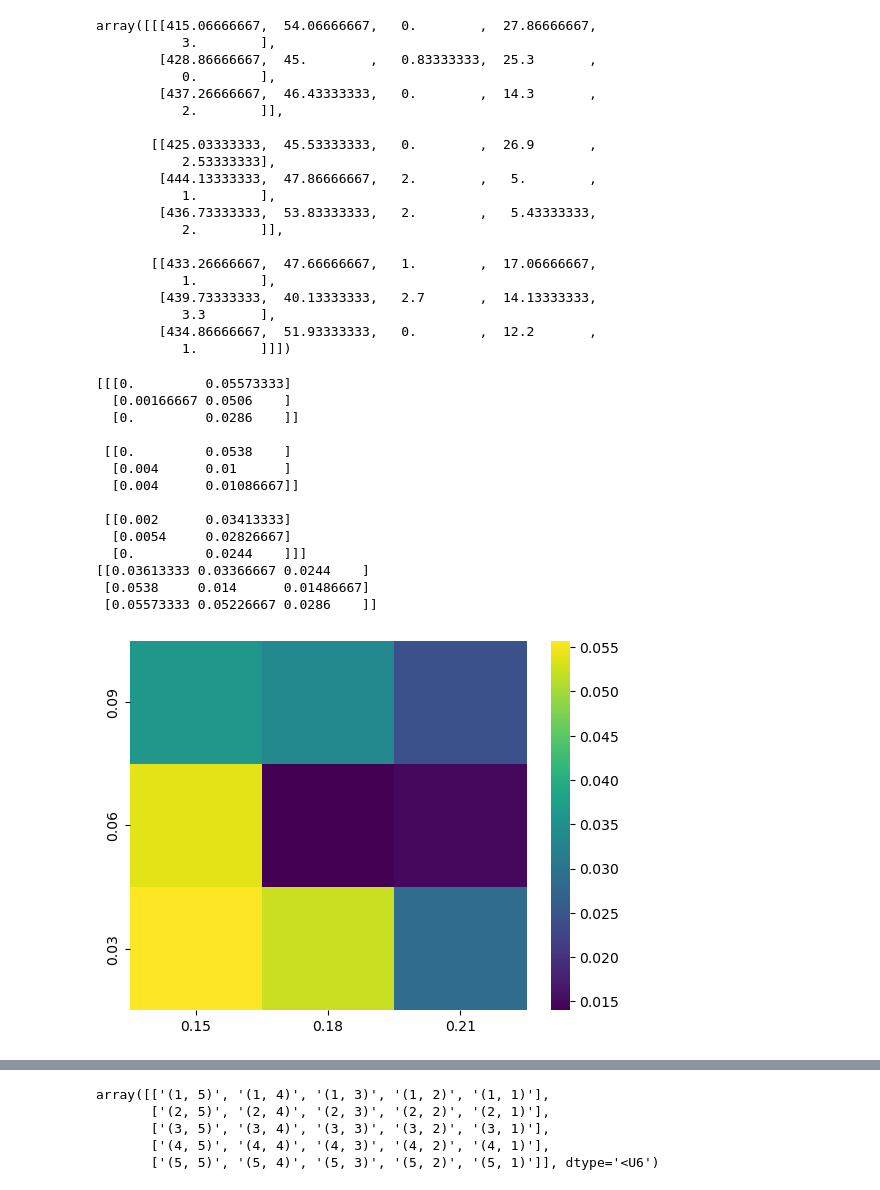
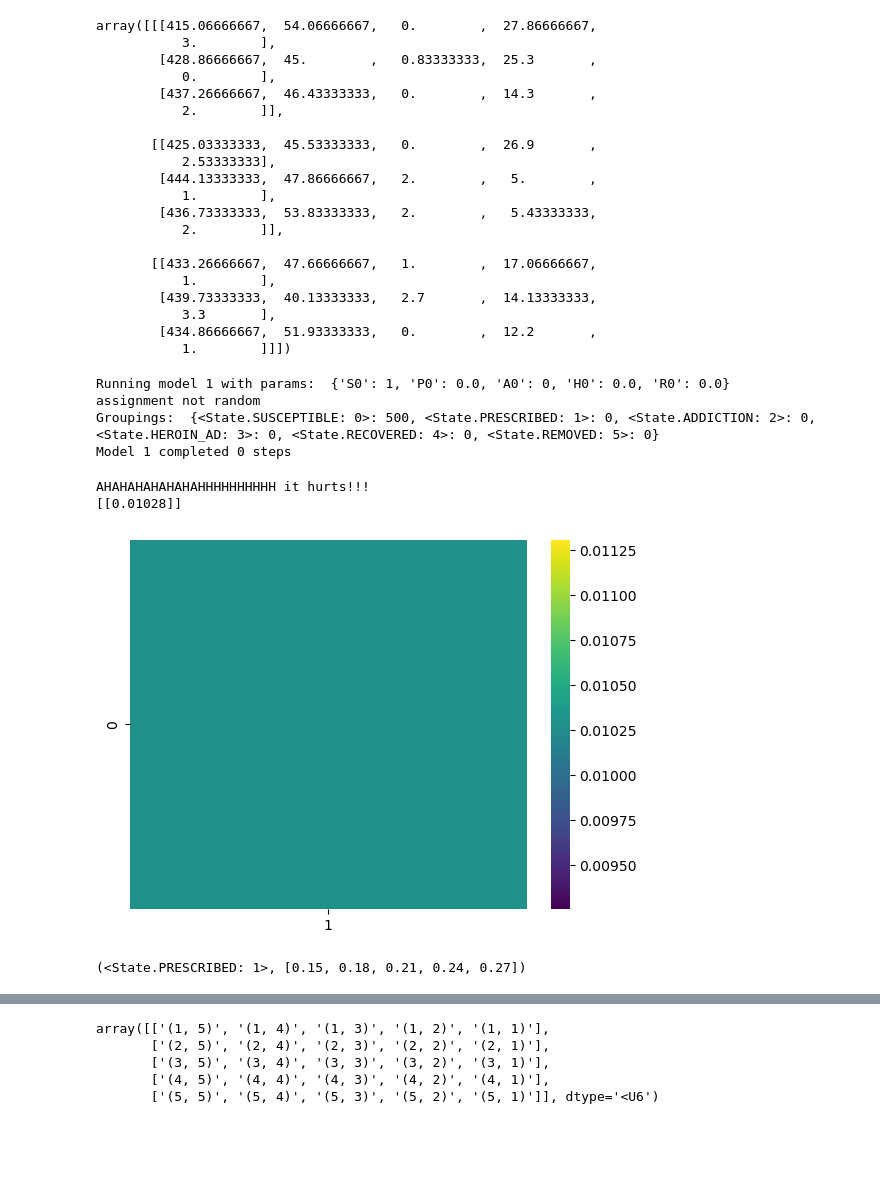
Before and after one commit to theokjulien/SPAHR-Model-Analysis, a Jupyter notebook: SPAHR_model.ipynb, the cells around one changed output, grey strips where cells are left out. Drawn from its saved outputs; the diff is of its cells as text; code cells hidden in the pictures; blank space fills up the shorter version.

```diff
--- a/SPAHR_model.ipynb
+++ b/SPAHR_model.ipynb
@@ -543,36 +549,36 @@ def get_AH_proportions(output, G):
-# %%
-propAH = get_AH_proportions(output, G)
-
-print(propAH)
-
-
-#
-final_proportion = np.zeros([3,3])
-
-for i in range(len(propAH)):
-    for j in range(len(propAH[0])):
-        final_proportion[i,j] = propAH[i][j][0] + propAH[i][j][1]
-
-final_proportion = final_proportion[::-1,:]
-
-sns.heatmap(final_proportion, xticklabels=[.15, .18, .21], yticklabels=[.03, .06, .09][::-1], cmap="viridis")
-print(final_proportion)
-plt.show()
-
-#input_data = [(State.ADDICTION, [.03, .06, .09, .12, .15]), (State.PRESCRIBED, [.15, .18, .21, .24, .27])]
-# %% [output]
-[[[0.         0.05573333]
-  [0.00166667 0.0506    ]
-  [0.         0.0286    ]]
-
- [[0.         0.0538    ]
-  [0.004      0.01      ]
-  [0.004      0.01086667]]
-
- [[0.002      0.03413333]
-  [0.0054     0.02826667]
-  [0.         0.0244    ]]]
-[[0.03613333 0.03366667 0.0244    ]
- [0.0538     0.014      0.01486667]
- [0.05573333 0.05226667 0.0286    ]]
-[figure, removed]
+# %%
+input_data = [(State.ADDICTION, [0]), (State.SUSCEPTIBLE, [1])]
+
+def get_AH_proportions(output, G):
+    proportions = output * (G.number_of_nodes() ** -1)
+    return proportions[:,:,2:4]#cut out A and H groups from the poportions
+
+def create_heatmap(input, output, G):
+    '''given the output from varying paramaters creates a cool heatmap lol'''
+    propAH = get_AH_proportions(output, G)
+
+    final_proportion = np.apply_along_axis(np.sum, axis = 2, arr = propAH)
+
+    final_proportion = final_proportion[::-1,:]
+
+    sns.heatmap(final_proportion, xticklabels=input[1][1], yticklabels=input[0][1][::-1], cmap="viridis")
+    print(final_proportion)
+
+def everything(input, G):
+    output = vary_values(input, G, steps=500)
+    create_heatmap(input, output, G)
+
+everything(input_data, G)
+plt.show()
+# %% [output]
+Running model 1 with params:  {'S0': 1, 'P0': 0.0, 'A0': 0, 'H0': 0.0, 'R0': 0.0}
+assignment not random
+Groupings:  {<State.SUSCEPTIBLE: 0>: 500, <State.PRESCRIBED: 1>: 0, <State.ADDICTION: 2>: 0, <State.HEROIN_AD: 3>: 0, <State.RECOVERED: 4>: 0, <State.REMOVED: 5>: 0}
+Model 1 completed 0 steps
+AHAHAHAHAHAHAHHHHHHHHHH it hurts!!!
+[[0.01028]]
+[figure, added]
+# %%
+input_data[1]
+# %% [output]
+(<State.PRESCRIBED: 1>, [0.15, 0.18, 0.21, 0.24, 0.27])
```
Also changed, not shown: parts of 7 cells of this notebook.
